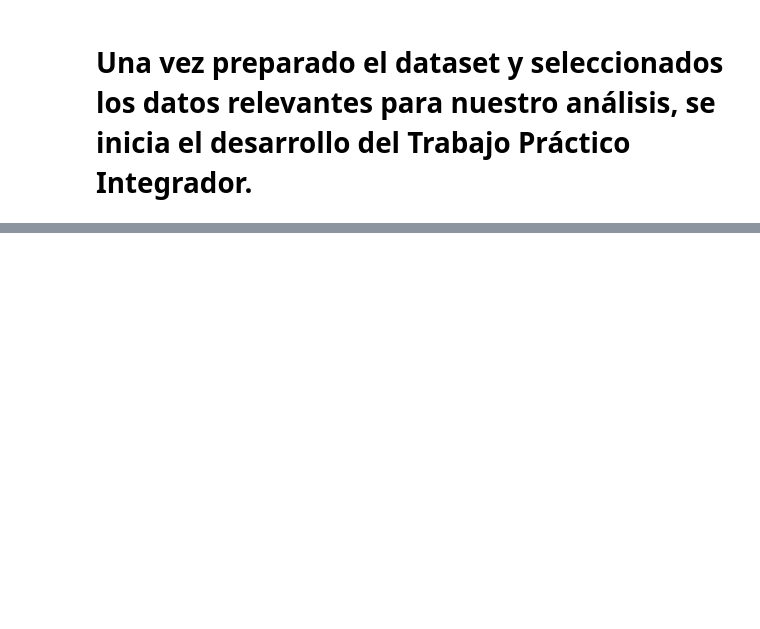
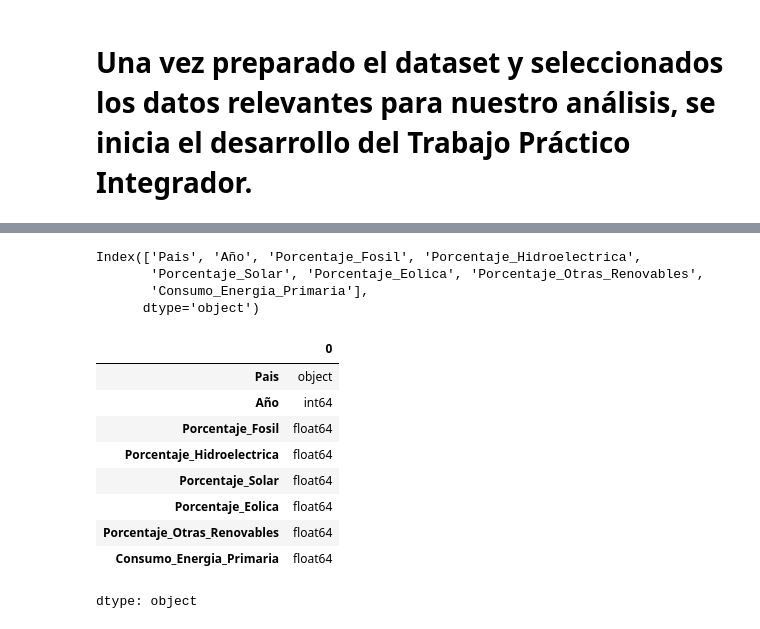
Before and after one commit to dacdemon/ITD, a Jupyter notebook: INTEGRADOR CORIA DAMIAN.ipynb, the cells around one changed output, grey strips where cells are left out. Drawn from its saved outputs; the diff is of its cells as text; code cells hidden in the pictures; blank space fills up the shorter version.

```diff
--- a/INTEGRADOR CORIA DAMIAN.ipynb
+++ b/INTEGRADOR CORIA DAMIAN.ipynb
@@ -158,0 +196,35 @@ Año final: 2024
+# %%
+# Renombramos las columnas para facilitar su lectura durante el análisis
+
+df = df.rename(columns={
+    "country": "Pais",
+    "year": "Año",
+    "fossil_share_energy": "Porcentaje_Fosil",
+    "hydro_share_energy": "Porcentaje_Hidroelectrica",
+    "solar_share_energy": "Porcentaje_Solar",
+    "wind_share_energy": "Porcentaje_Eolica",
+    "other_renewables_share_energy": "Porcentaje_Otras_Renovables",
+    "primary_energy_consumption": "Consumo_Energia_Primaria"})
+
+# Verificamos los nuevos nombres
+
+print(df.columns)
+
+# volvemos a Verifir los tipos de datos
+
+display(df.dtypes)
+# %% [output]
+Index(['Pais', 'Año', 'Porcentaje_Fosil', 'Porcentaje_Hidroelectrica',
+       'Porcentaje_Solar', 'Porcentaje_Eolica', 'Porcentaje_Otras_Renovables',
+       'Consumo_Energia_Primaria'],
+      dtype='object')
+|  | 0 |
+| Pais | object |
+| Año | int64 |
+| Porcentaje_Fosil | float64 |
+| Porcentaje_Hidroelectrica | float64 |
+| Porcentaje_Solar | float64 |
+| Porcentaje_Eolica | float64 |
+| Porcentaje_Otras_Renovables | float64 |
+| Consumo_Energia_Primaria | float64 |
+dtype: object
```
Also changed, not shown: parts of 10 cells of this notebook.
